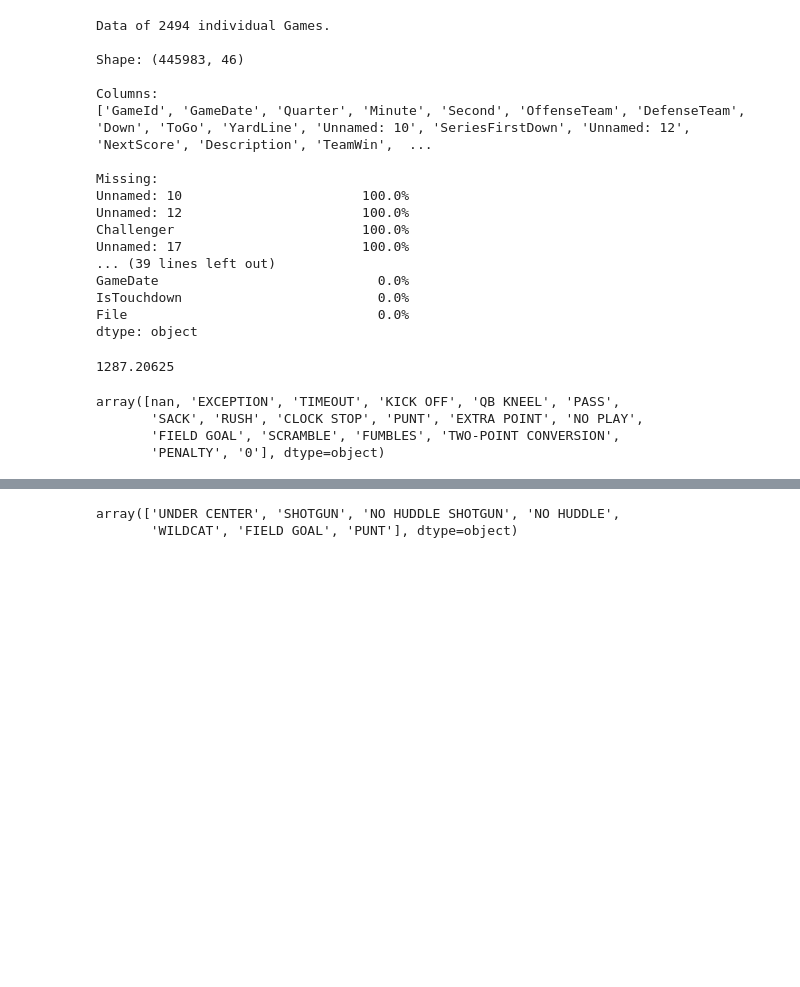
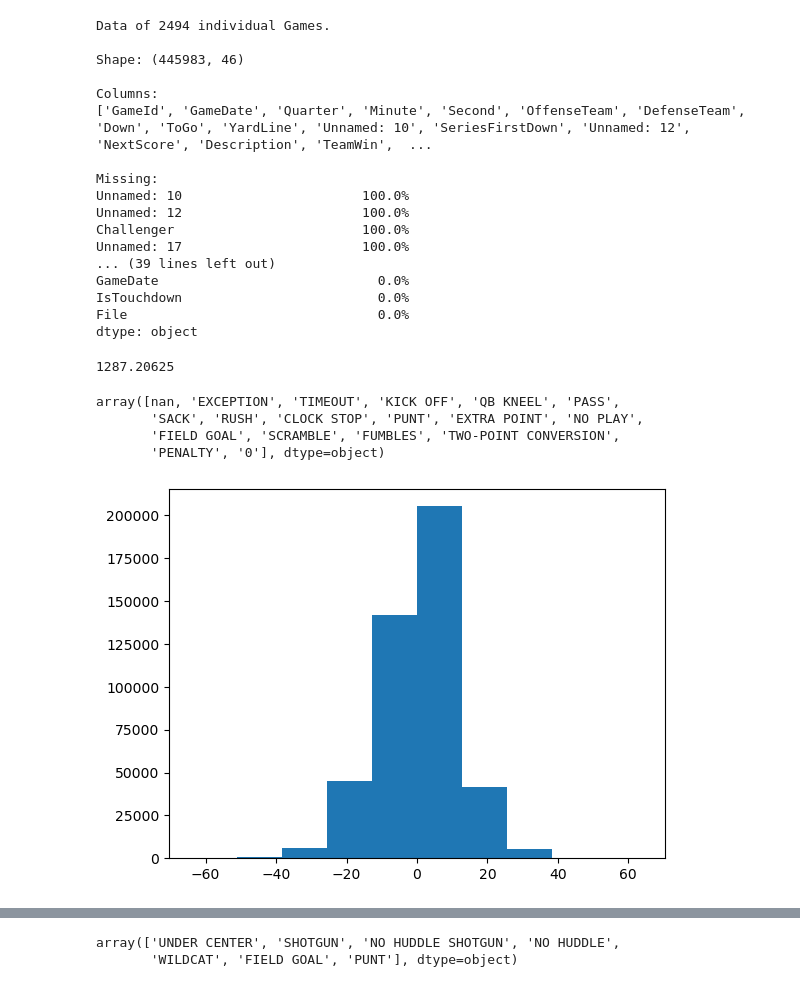
Before and after one commit to LucasTe-data/football-play-prediction, a Jupyter notebook: Preprocessing.ipynb, the cells around one changed output, grey strips where cells are left out. Cells and saved outputs as stored; diff of their text form; code cells hidden in the pictures; blank space fills up the shorter version.

Commit message:
Added DriveId Feature and Point Feature

```diff
--- a/Preprocessing.ipynb
+++ b/Preprocessing.ipynb
@@ -66,2 +141,7 @@ array([nan, 'EXCEPTION', 'TIMEOUT', 'KICK OFF', 'QB KNEEL', 'PASS',
+# %%
+plt.hist(pbp_df['PointDifference'])
+plt.show()
+# %% [output]
+[figure, added]
 # %%
 pbp_df['PlayType'].value_counts().plot(kind = 'bar')
```
Also changed, not shown: parts of 16 cells of this notebook.
